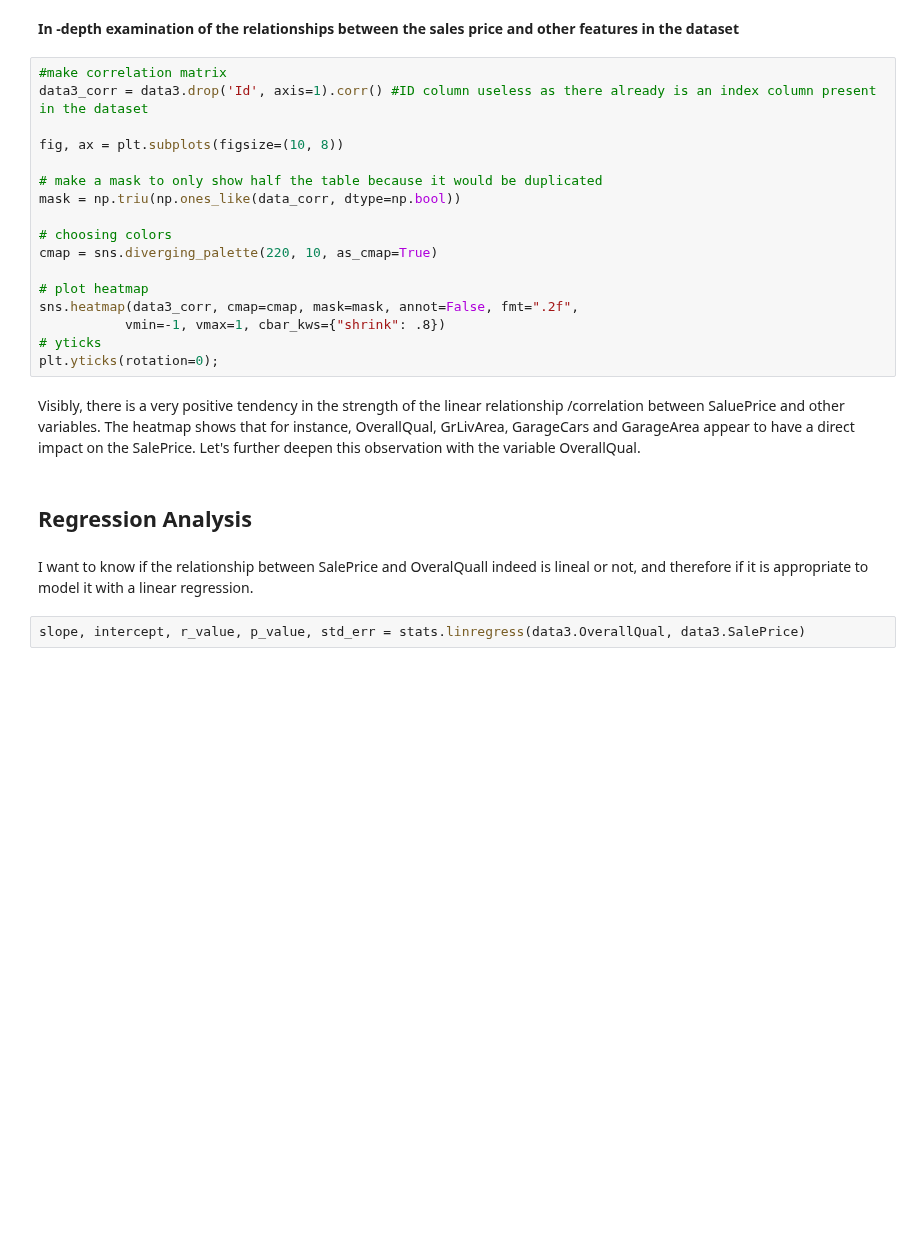
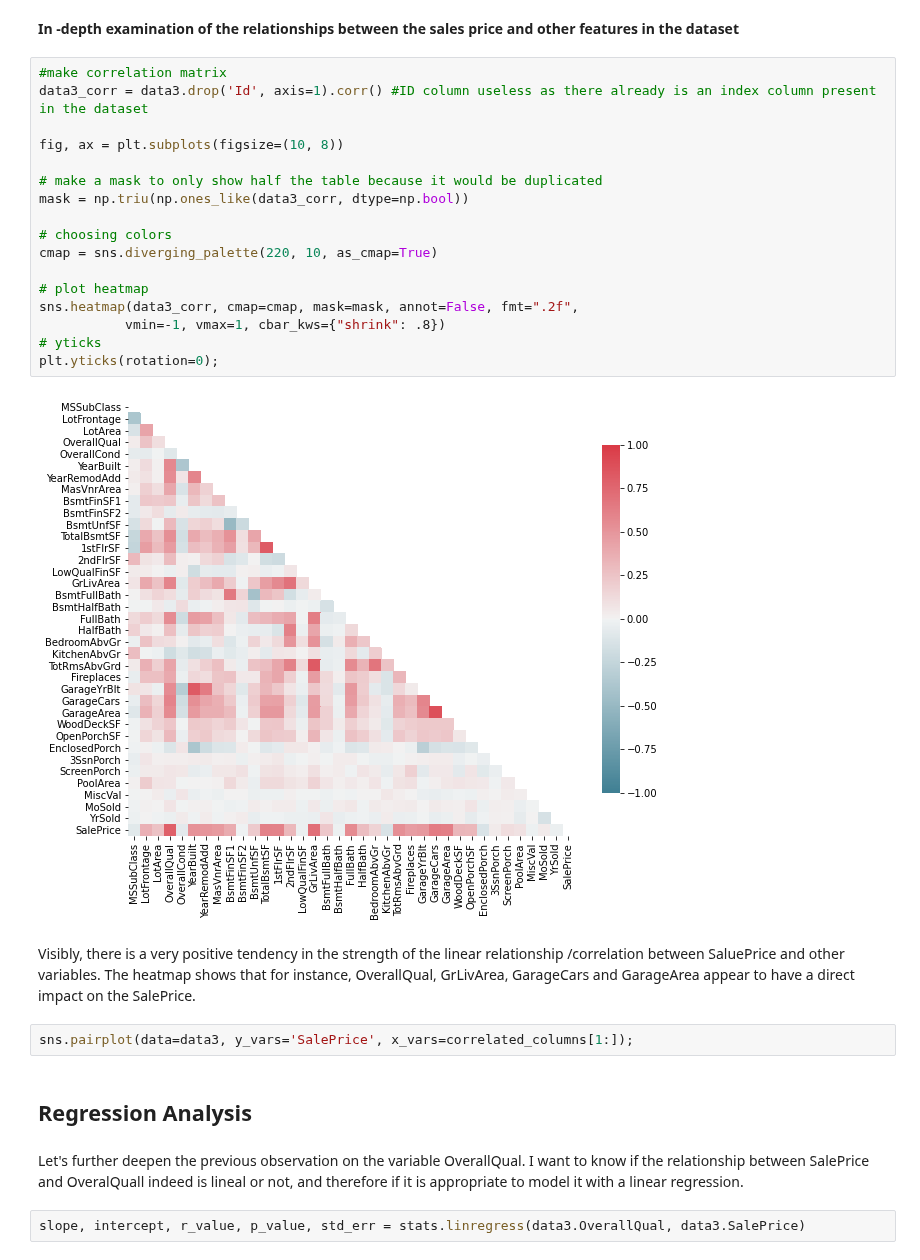
Before and after one commit to ta-data-mexpt/statistical-analysis-project, a Jupyter notebook: Statistical Analysis.ipynb, the cells around one changed output. Cells and saved outputs as stored; diff of their text form; blank space fills up the shorter version.

```diff
--- a/Statistical Analysis.ipynb
+++ b/Statistical Analysis.ipynb
@@ -225,26 +227,30 @@ Interesting. Highest sales price is achieved within a "normal" sale condition in
 # %%
 #make correlation matrix
 data3_corr = data3.drop('Id', axis=1).corr() #ID column useless as there already is an index column present in the dataset
 
 fig, ax = plt.subplots(figsize=(10, 8))
 
 # make a mask to only show half the table because it would be duplicated
-mask = np.triu(np.ones_like(data_corr, dtype=np.bool))
+mask = np.triu(np.ones_like(data3_corr, dtype=np.bool))
 
 # choosing colors
 cmap = sns.diverging_palette(220, 10, as_cmap=True)
 
 # plot heatmap
 sns.heatmap(data3_corr, cmap=cmap, mask=mask, annot=False, fmt=".2f",
            vmin=-1, vmax=1, cbar_kws={"shrink": .8})
 # yticks
 plt.yticks(rotation=0);
+# %% [output]
+[figure, added]
 # %% [markdown]
-Visibly, there is a very positive tendency in the strength of the linear relationship /correlation between SaluePrice and other variables. The heatmap shows that for instance, OverallQual, GrLivArea, GarageCars and GarageArea appear to have a direct impact on the SalePrice. Let's further deepen this observation with the variable OverallQual.
+Visibly, there is a very positive tendency in the strength of the linear relationship /correlation between SaluePrice and other variables. The heatmap shows that for instance, OverallQual, GrLivArea, GarageCars and GarageArea appear to have a direct impact on the SalePrice.
+# %%
+sns.pairplot(data=data3, y_vars='SalePrice', x_vars=correlated_columns[1:]);
 # %% [markdown]
 ## Regression Analysis
 # %% [markdown]
-I want to know if the relationship between SalePrice and OveralQuall indeed is lineal or not, and therefore if it is appropriate to model it with a linear regression.
+Let's further deepen the previous observation on the variable OverallQual. I want to know if the relationship between SalePrice and OveralQuall indeed is lineal or not, and therefore if it is appropriate to model it with a linear regression.
 # %%
 slope, intercept, r_value, p_value, std_err = stats.linregress(data3.OverallQual, data3.SalePrice)
 # %%
```
Also changed, not shown: parts of 1 cell of this notebook.
